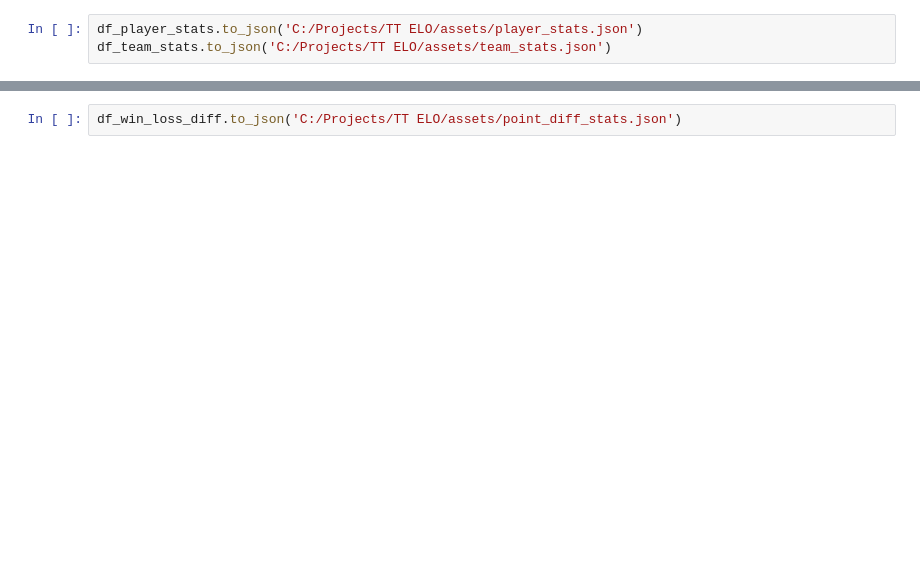
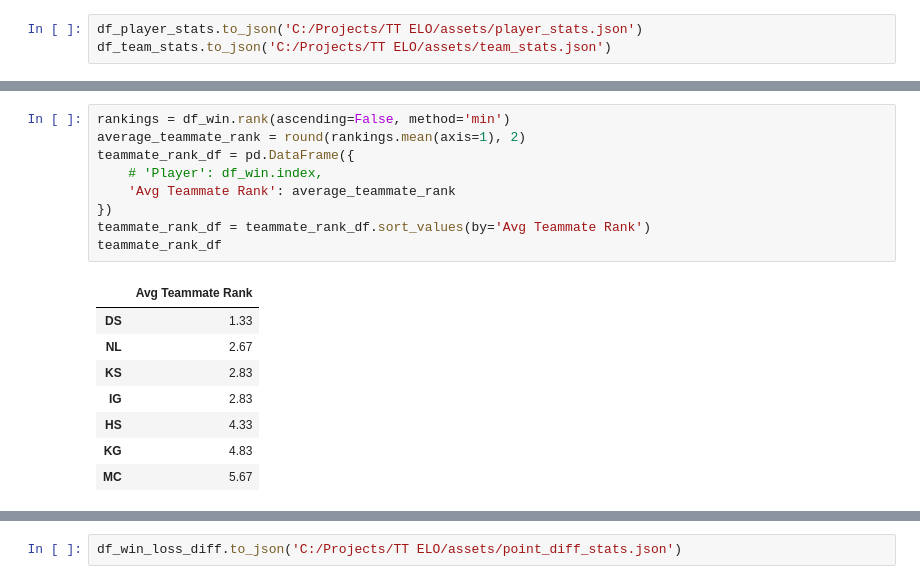
Before and after one commit to IshanGodbole77/SarovarTT, a Jupyter notebook: analyze_data.ipynb, the cells around one changed output, grey strips where cells are left out. Cells and saved outputs as stored; diff of their text form; blank space fills up the shorter version.

```diff
--- a/analyze_data.ipynb
+++ b/analyze_data.ipynb
@@ -183,3 +183,21 @@ plt.show()
+# %%
+rankings = df_win.rank(ascending=False, method='min')
+average_teammate_rank = round(rankings.mean(axis=1), 2)
+teammate_rank_df = pd.DataFrame({
+    # 'Player': df_win.index,
+    'Avg Teammate Rank': average_teammate_rank
+})
+teammate_rank_df = teammate_rank_df.sort_values(by='Avg Teammate Rank')
+teammate_rank_df
+# %% [output]
+|  | Avg Teammate Rank |
+| DS | 1.33 |
+| NL | 2.67 |
+| KS | 2.83 |
+| IG | 2.83 |
+| HS | 4.33 |
+| KG | 4.83 |
+| MC | 5.67 |
 # %%
 players = ['IG', 'KG', 'NL', 'MC', 'KS', 'DS', 'HS']
 win_matrix = {p1: {p2: 0 for p2 in players} for p1 in players}
```
Also changed, not shown: parts of 8 cells of this notebook, 10 other files.
